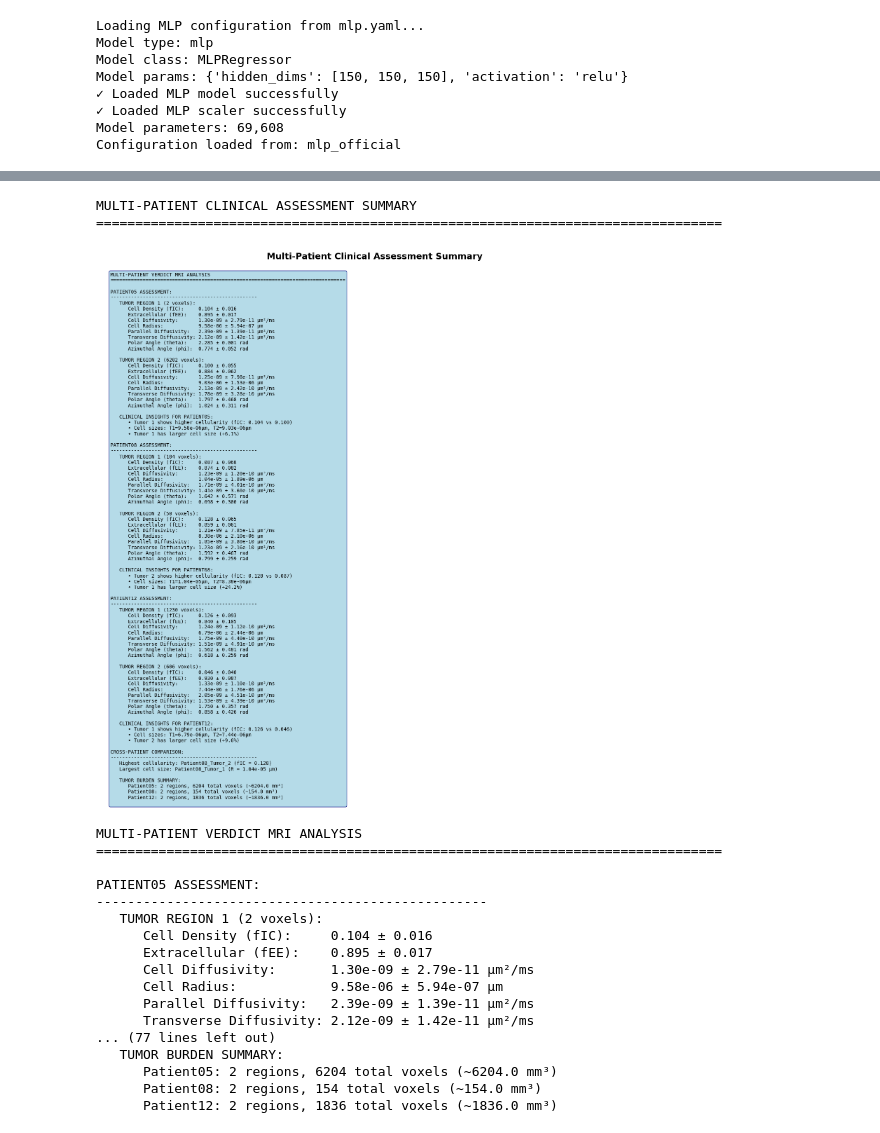
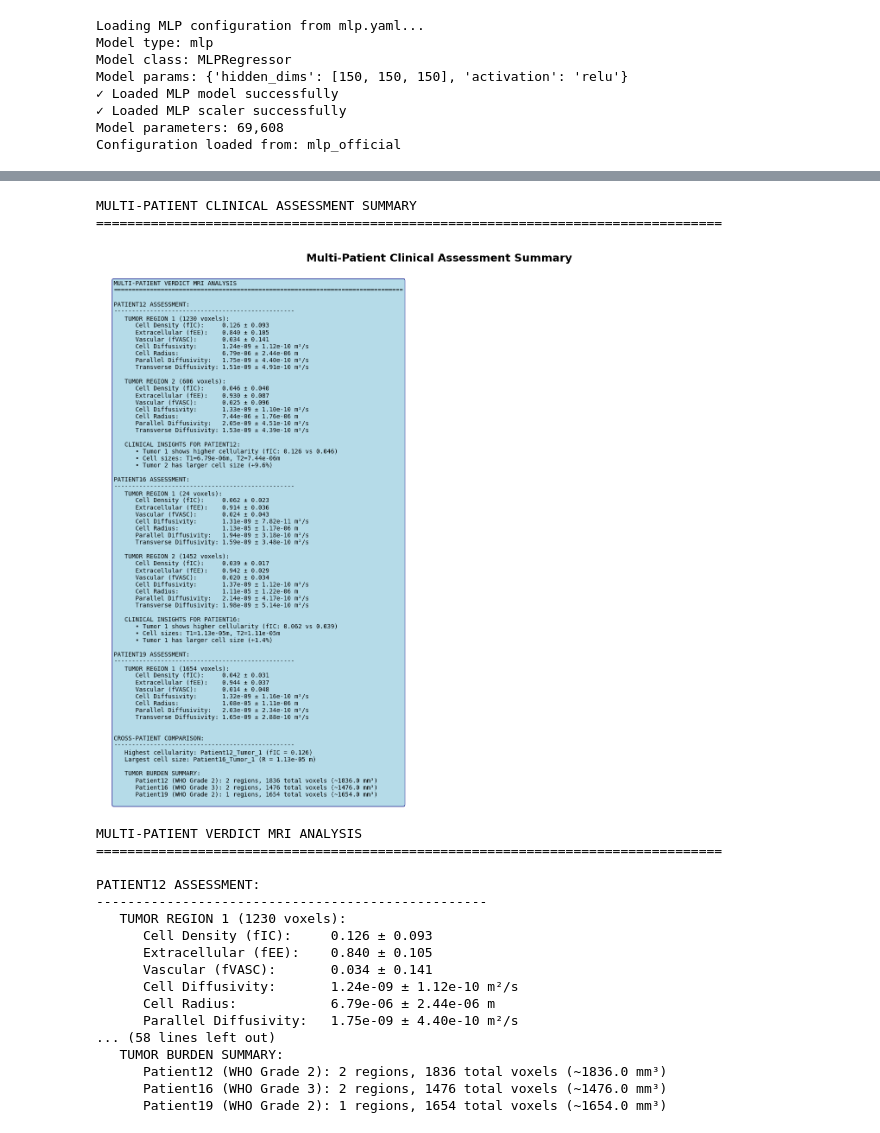
Before and after one commit to YuZhengYYDS/verdict_benchmark, a Jupyter notebook: test_multmodels/mlp_test_multi.ipynb, the cells around one changed output, grey strips where cells are left out. Drawn from its saved outputs; the diff is of its cells as text; code cells hidden in the pictures.

```diff
--- a/test_multmodels/mlp_test_multi.ipynb
+++ b/test_multmodels/mlp_test_multi.ipynb
@@ -257,17 +449,13 @@ Model params: {'hidden_dims': [150, 150, 150], 'activation': 'relu'}
 Model parameters: 69,608
 Configuration loaded from: mlp_official
 # %%
-# Extract tumor signals from all patients
+# Extract tumor signals from selected patients
 print("=" * 80)
-print(" EXTRACTING TUMOR SIGNALS FROM ALL PATIENTS")
+print(" EXTRACTING TUMOR SIGNALS FROM SELECTED PATIENTS")
 print("=" * 80)
 
-# Store all patient data and ROI data
-patients_data = {
-    'Patient05': {'brain_data': Patient5_data, 'roi_data': Patient5_roi_data},
-    'Patient08': {'brain_data': Patient8_data, 'roi_data': Patient8_roi_data},
-    'Patient12': {'brain_data': Patient12_data, 'roi_data': Patient12_roi_data}
-}
+# Use the already loaded patients_data from the previous cell
+print(f"Processing patients: {list(patients_data.keys())}")
 
 # Extract tumor signals for each patient
 all_tumor_signals = {}
@@ -417,7 +605,8 @@ summary_text = "MULTI-PATIENT VERDICT MRI ANALYSIS\n" + "="*80 + "\n\n"
 
 # Group results by patient
 patients_summary = {}
-for patient_name in ['Patient05', 'Patient08', 'Patient12']:
+selected_patient_names = list(patients_data.keys())  # Use the loaded patients
+for patient_name in selected_patient_names:
     patients_summary[patient_name] = {}
     for tumor_name, stats in all_tumor_stats.items():
         if patient_name in tumor_name:
@@ -445,12 +634,16 @@ for patient_name, patient_data in patients_summary.items():
         summary_text += f"   TUMOR REGION {tumor_num} ({voxel_count} voxels):\n"
         summary_text += f"      Cell Density (fIC):     {stats['fic']['mean']:.3f} ± {stats['fic']['std']:.3f}\n"
         summary_text += f"      Extracellular (fEE):    {stats['fee']['mean']:.3f} ± {stats['fee']['std']:.3f}\n"
-        summary_text += f"      Cell Diffusivity:       {stats['Dic']['mean']:.2e} ± {stats['Dic']['std']:.2e} μm²/ms\n"
-        summary_text += f"      Cell Radius:            {stats['R']['mean']:.2e} ± {stats['R']['std']:.2e} μm\n"
-        summary_text += f"      Parallel Diffusivity:   {stats['Dpar']['mean']:.2e} ± {stats['Dpar']['std']:.2e} μm²/ms\n"
-        summary_text += f"      Transverse Diffusivity: {stats['Dtra']['mean']:.2e} ± {stats['Dtra']['std']:.2e} μm²/ms\n"
-        summary_text += f"      Polar Angle (theta):    {stats['theta']['mean']:.3f} ± {stats['theta']['std']:.3f} rad\n"
-        summary_text += f"      Azimuthal Angle (phi):  {stats['phi']['mean']:.3f} ± {stats['phi']['std']:.3f} rad\n\n"
+
+        # Calculate fvasc (vascular fraction)
+        fvasc_mean = 1 - stats['fic']['mean'] - stats['fee']['mean']
+        fvasc_std = np.sqrt(stats['fic']['std']**2 + stats['fee']['std']**2)  # Error propagation
+        summary_text += f"      Vascular (fVASC):       {fvasc_mean:.3f} ± {fvasc_std:.3f}\n"
+
+        summary_text += f"      Cell Diffusivity:       {stats['Dic']['mean']:.2e} ± {stats['Dic']['std']:.2e} m²/s\n"
+        summary_text += f"      Cell Radius:            {stats['R']['mean']:.2e} ± {stats['R']['std']:.2e} m\n"
+        summary_text += f"      Parallel Diffusivity:   {stats['Dpar']['mean']:.2e} ± {stats['Dpar']['std']:.2e} m²/s\n"
+        summary_text += f"      Transverse Diffusivity: {stats['Dtra']['mean']:.2e} ± {stats['Dtra']['std']:.2e} m²/s\n\n"
 
     # Add patient-specific clinical insights
     if len(patient_data) == 2:  # Both tumors present
@@ -465,7 +658,7 @@ for patient_name, patient_data in patients_summary.items():
 
         tumor1_r = patient_data['Tumor_1']['stats']['R']['mean']
         tumor2_r = patient_data['Tumor_2']['stats']['R']['mean']
-        summary_text += f"      • Cell sizes: T1={tumor1_r:.2e}μm, T2={tumor2_r:.2e}μm\n"
+        summary_text += f"      • Cell sizes: T1={tumor1_r:.2e}m, T2={tumor2_r:.2e}m\n"
 
         if tumor1_r > tumor2_r:
             summary_text += f"      • Tumor 1 has larger cell size (+{((tumor1_r/tumor2_r-1)*100):.1f}%)\n"
@@ -495,55 +688,57 @@ for tumor_name, stats in all_tumor_stats.items():
     if stats['R']['mean'] > max_r:
         max_r = stats['R']['mean']
         max_r_tumor = tumor_name
 
-summary_text += f"   Largest cell size: {max_r_tumor} (R = {max_r:.2e} μm)\n"
+summary_text += f"   Largest cell size: {max_r_tumor} (R = {max_r:.2e} m)\n"
 
 # Calculate total tumor burden per patient
 summary_text += f"\n   TUMOR BURDEN SUMMARY:\n"
-for patient_name in ['Patient05', 'Patient08', 'Patient12']:
+selected_patient_names = list(patients_data.keys())  # Use the loaded patients
+for patient_name in selected_patient_names:
     total_voxels = 0
     tumor_count = 0
+    who_grade = patients_data[patient_name].get('who_grade', 'Unknown')
     for tumor_name in all_tumor_stats.keys():
         if patient_name in tumor_name:
             total_voxels += all_tumor_verdict_params[tumor_name].shape[0]
             tumor_count += 1
 
     if tumor_count > 0:
-        summary_text += f"      {patient_name}: {tumor_count} regions, {total_voxels} total voxels (~{total_voxels:.1f} mm³)\n"
+        summary_text += f"      {patient_name} (WHO Grade {who_grade}): {tumor_count} regions, {total_voxels} total voxels (~{total_voxels:.1f} mm³)\n"
     else:
-        summary_text += f"      {patient_name}: No tumor regions detected\n"
+        summary_text += f"      {patient_name} (WHO Grade {who_grade}): No tumor regions detected\n"
 
 ax.text(0.02, 0.98, summary_text, transform=ax.transAxes, fontsize=10,
         verticalalignment='top', fontfamily='monospace',
         bbox=dict(boxstyle='round', facecolor='lightblue', alpha=0.9, edgecolor='navy'))
 
 plt.title('Multi-Patient Clinical Assessment Summary', fontsize=18, fontweight='bold', pad=20)
 plt.tight_layout()
 plt.show()
 
 # Print summary to console as well
 print("\n" + summary_text)
 # %% [output]
 MULTI-PATIENT CLINICAL ASSESSMENT SUMMARY
 ================================================================================
-[figure, old version]
+[figure, new version]
 MULTI-PATIENT VERDICT MRI ANALYSIS
 ================================================================================
 
-PATIENT05 ASSESSMENT:
+PATIENT12 ASSESSMENT:
 --------------------------------------------------
-   TUMOR REGION 1 (2 voxels):
-      Cell Density (fIC):     0.104 ± 0.016
-      Extracellular (fEE):    0.895 ± 0.017
-      Cell Diffusivity:       1.30e-09 ± 2.79e-11 μm²/ms
-      Cell Radius:            9.58e-06 ± 5.94e-07 μm
-      Parallel Diffusivity:   2.39e-09 ± 1.39e-11 μm²/ms
-      Transverse Diffusivity: 2.12e-09 ± 1.42e-11 μm²/ms
-... (77 lines left out)
+   TUMOR REGION 1 (1230 voxels):
+      Cell Density (fIC):     0.126 ± 0.093
+      Extracellular (fEE):    0.840 ± 0.105
+      Vascular (fVASC):       0.034 ± 0.141
+      Cell Diffusivity:       1.24e-09 ± 1.12e-10 m²/s
+      Cell Radius:            6.79e-06 ± 2.44e-06 m
+      Parallel Diffusivity:   1.75e-09 ± 4.40e-10 m²/s
+... (58 lines left out)
    TUMOR BURDEN SUMMARY:
-      Patient05: 2 regions, 6204 total voxels (~6204.0 mm³)
-      Patient08: 2 regions, 154 total voxels (~154.0 mm³)
-      Patient12: 2 regions, 1836 total voxels (~1836.0 mm³)
+      Patient12 (WHO Grade 2): 2 regions, 1836 total voxels (~1836.0 mm³)
+      Patient16 (WHO Grade 3): 2 regions, 1476 total voxels (~1476.0 mm³)
+      Patient19 (WHO Grade 2): 1 regions, 1654 total voxels (~1654.0 mm³)
 # %%
 # CREATE PARAMETER MAPS FOR BRAIN'S CENTRAL SLICE WITH TUMOR VISUALIZATION
 print("CREATING PARAMETER MAPS FOR CENTRAL BRAIN SLICES")
```
Also changed, not shown: parts of 10 cells of this notebook, 32 other files.
